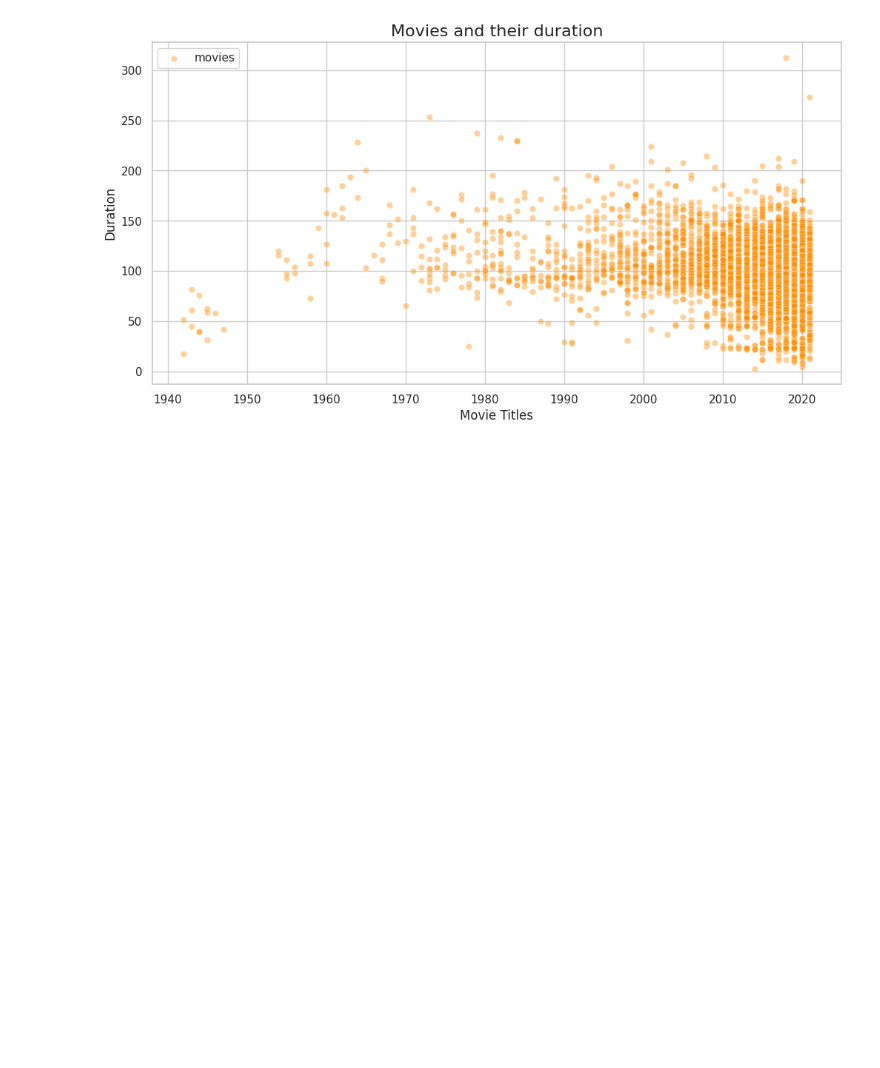
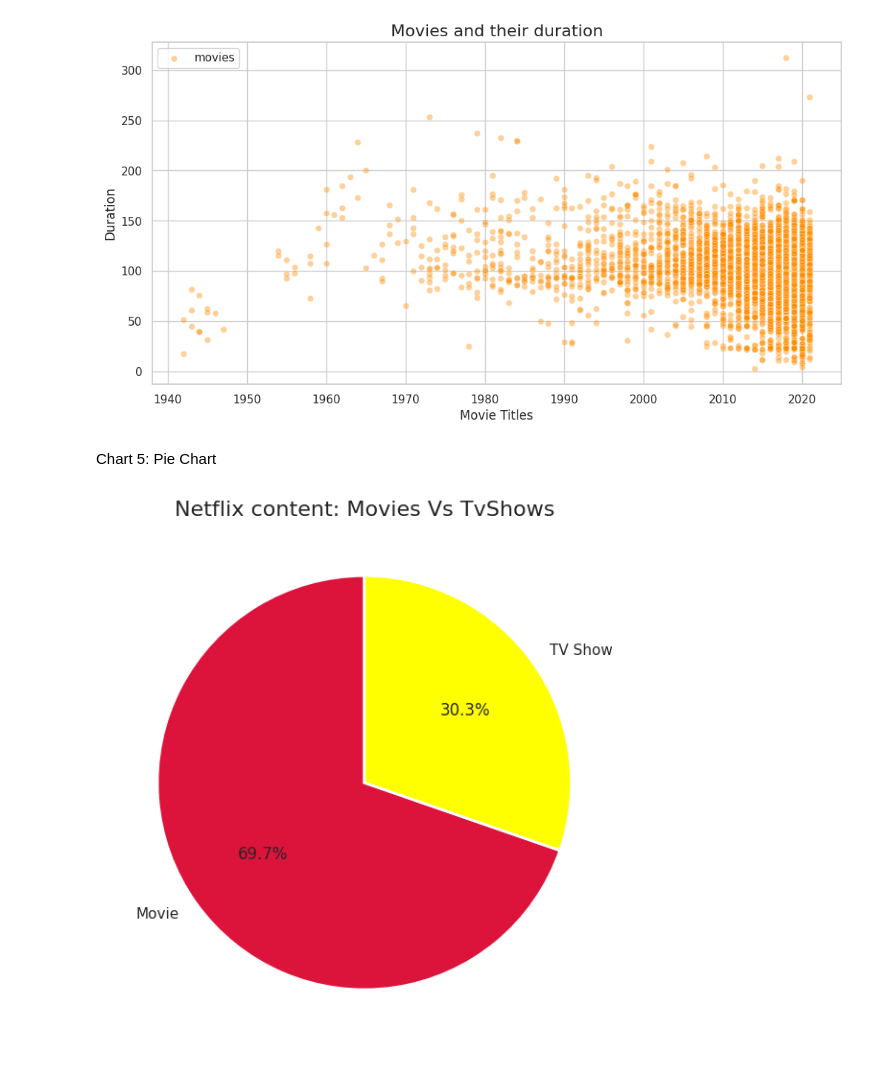
Before and after one commit to DevBhargav07/ML_Learning_Pluto, a Jupyter notebook: Codespace/ML_Learning.ipynb, the cells around one changed output. Cells and saved outputs as stored; diff of their text form; code cells hidden in the pictures; blank space fills up the shorter version.

Commit message:
adding new pie chart with moves and tv shows

```diff
--- a/Codespace/ML_Learning.ipynb
+++ b/Codespace/ML_Learning.ipynb
@@ -475,3 +475,22 @@ plt.ylabel("Duration")
 plt.show()
 # %% [output]
 [figure]
+# %% [markdown]
+Chart 5: Pie Chart
+# %%
+# using the type_counts
+plt.figure(figsize=(6, 6)) # sqaure shape box
+
+plt.pie(
+    type_counts.values,
+    labels=type_counts.index,
+    autopct="%1.1f%%", # shows the percentage, % start a number format, 1.1 show one decimal, f is a float, %% print  literal sign
+    colors=["crimson", "yellow"],
+    startangle=90,
+    wedgeprops={"edgecolor": "white", "linewidth": 2}
+)
+plt.title("Netflix content: Movies Vs TvShows", fontsize=16)
+plt.tight_layout()
+plt.show()
+# %% [output]
+[figure, added]
```
